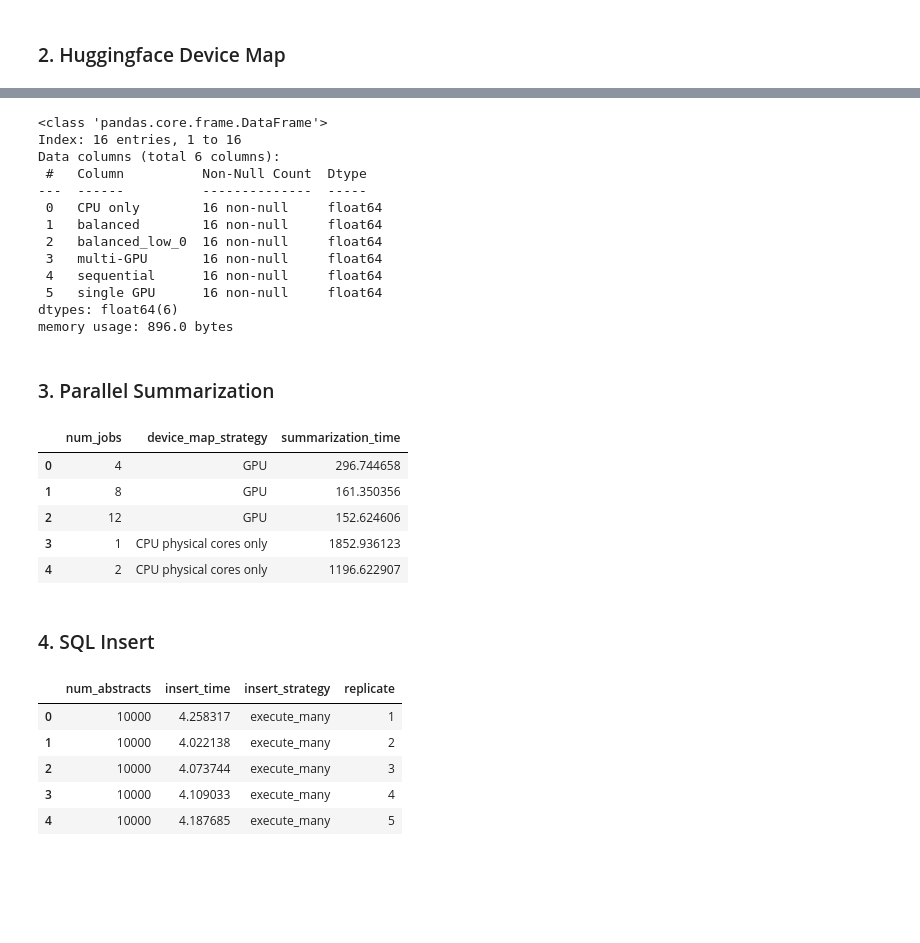
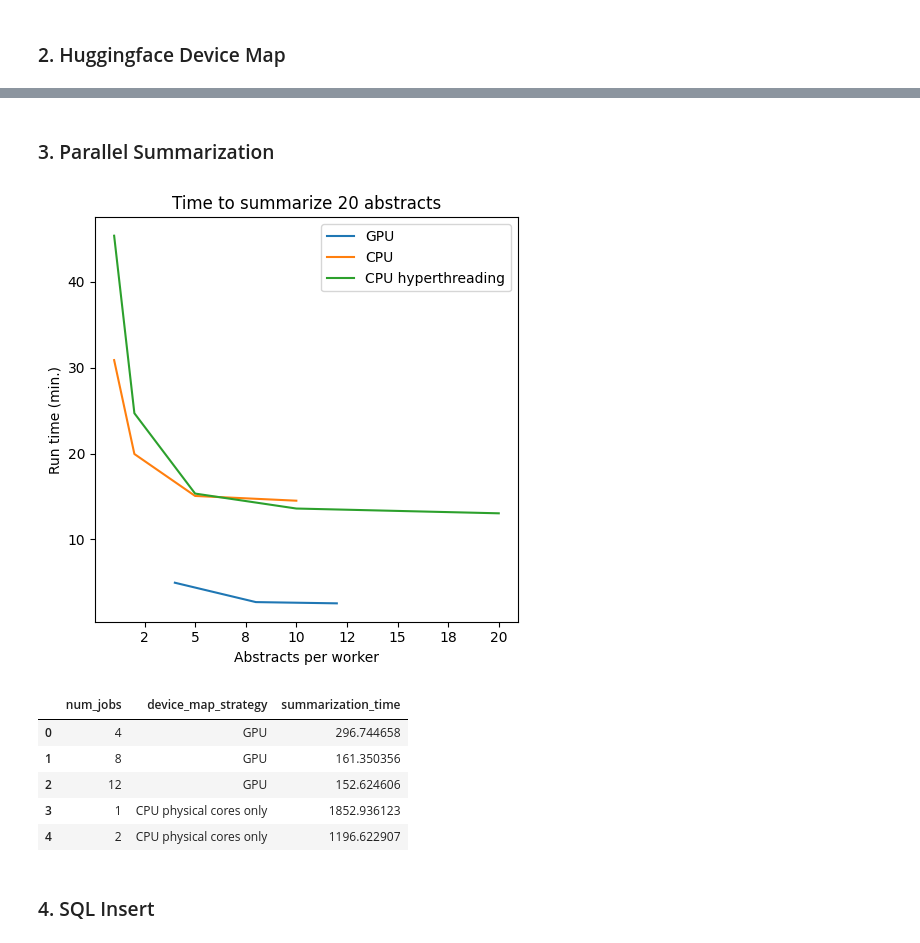
Before and after one commit to gperdrizet/PUBSUM, a Jupyter notebook: pubsum/notebooks/benchmarking_results.ipynb, the cells around one changed output, grey strips where cells are left out. Drawn from its saved outputs; the diff is of its cells as text; code cells hidden in the pictures; blank space fills up the shorter version.

Commit message:
Finished first draft of benchmarking plots.

```diff
--- a/pubsum/notebooks/benchmarking_results.ipynb
+++ b/pubsum/notebooks/benchmarking_results.ipynb
@@ -58,40 +76,34 @@ plt.show()
-# %%
-data.pivot(index='abstract_num', columns='device_map_strategy', values='summarization_time').info()
-# %% [output]
-<class 'pandas.core.frame.DataFrame'>
-Index: 16 entries, 1 to 16
-Data columns (total 6 columns):
- #   Column          Non-Null Count  Dtype
----  ------          --------------  -----
- 0   CPU only        16 non-null     float64
- 1   balanced        16 non-null     float64
- 2   balanced_low_0  16 non-null     float64
- 3   multi-GPU       16 non-null     float64
- 4   sequential      16 non-null     float64
- 5   single GPU      16 non-null     float64
-dtypes: float64(6)
-memory usage: 896.0 bytes
 # %% [markdown]
 ### 3. Parallel Summarization
-# %%
-data = pd.read_csv('../benchmarks/parallel_summarize/results.csv')
-data.head()
-# %% [output]
-|  | num_jobs | device_map_strategy | summarization_time |
-| 0 | 4 | GPU | 296.744658 |
-| 1 | 8 | GPU | 161.350356 |
-| 2 | 12 | GPU | 152.624606 |
-| 3 | 1 | CPU physical cores only | 1852.936123 |
-| 4 | 2 | CPU physical cores only | 1196.622907 |
+# %%
+data = pd.read_csv('../benchmarks/parallel_summarize/results.csv')
+fig, axs = plt.subplots(1, 1, figsize=(5, 5), tight_layout=True)
+
+axs.set_title('Time to summarize 20 abstracts')
+axs.set_xlabel('Abstracts per worker')
+axs.set_ylabel('Run time (min.)')
+axs.xaxis.set_major_formatter(FormatStrFormatter('%.0f'))
+
+gpu_data = data[data['device_map_strategy'] == 'GPU']
+axs.plot(gpu_data['num_jobs'], gpu_data['summarization_time'] / 60, label='GPU')
+
+CPU_data = data[data['device_map_strategy'] == 'CPU physical cores only']
+axs.plot(CPU_data['num_jobs'], CPU_data['summarization_time'] / 60, label='CPU')
+
+CPU_hyperthreading_data = data[data['device_map_strategy'] == 'CPU only hyperthreading']
+axs.plot(CPU_hyperthreading_data['num_jobs'], CPU_hyperthreading_data['summarization_time'] / 60, label='CPU hyperthreading')
+
+plt.legend(loc='upper right')
+plt.show()
+
+data.head()
+# %% [output]
+[figure, added]
+|  | num_jobs | device_map_strategy | summarization_time |
+| 0 | 4 | GPU | 296.744658 |
+| 1 | 8 | GPU | 161.350356 |
+| 2 | 12 | GPU | 152.624606 |
+| 3 | 1 | CPU physical cores only | 1852.936123 |
+| 4 | 2 | CPU physical cores only | 1196.622907 |
 # %% [markdown]
 ### 4. SQL Insert
-# %%
-data = pd.read_csv('../benchmarks/sql_insert/results.csv')
-data.head()
-# %% [output]
-|  | num_abstracts | insert_time | insert_strategy | replicate |
-| 0 | 10000 | 4.258317 | execute_many | 1 |
-| 1 | 10000 | 4.022138 | execute_many | 2 |
-| 2 | 10000 | 4.073744 | execute_many | 3 |
-| 3 | 10000 | 4.109033 | execute_many | 4 |
-| 4 | 10000 | 4.187685 | execute_many | 5 |
```
Also changed, not shown: parts of 4 cells of this notebook.
